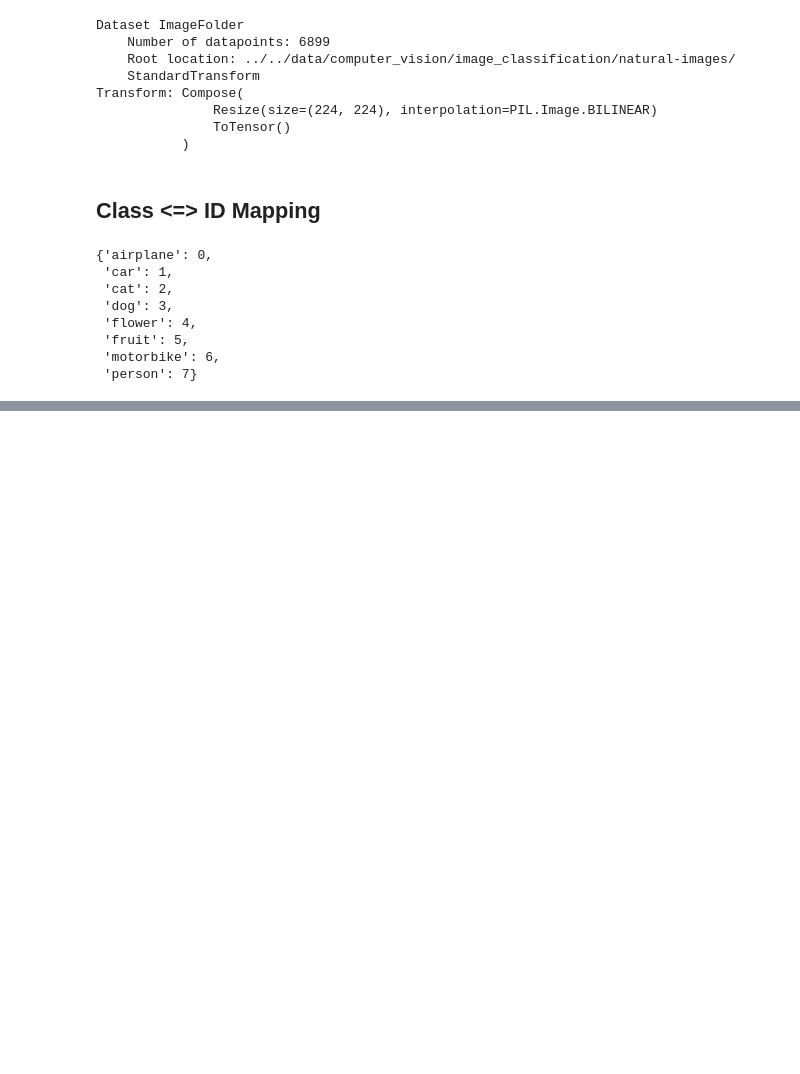
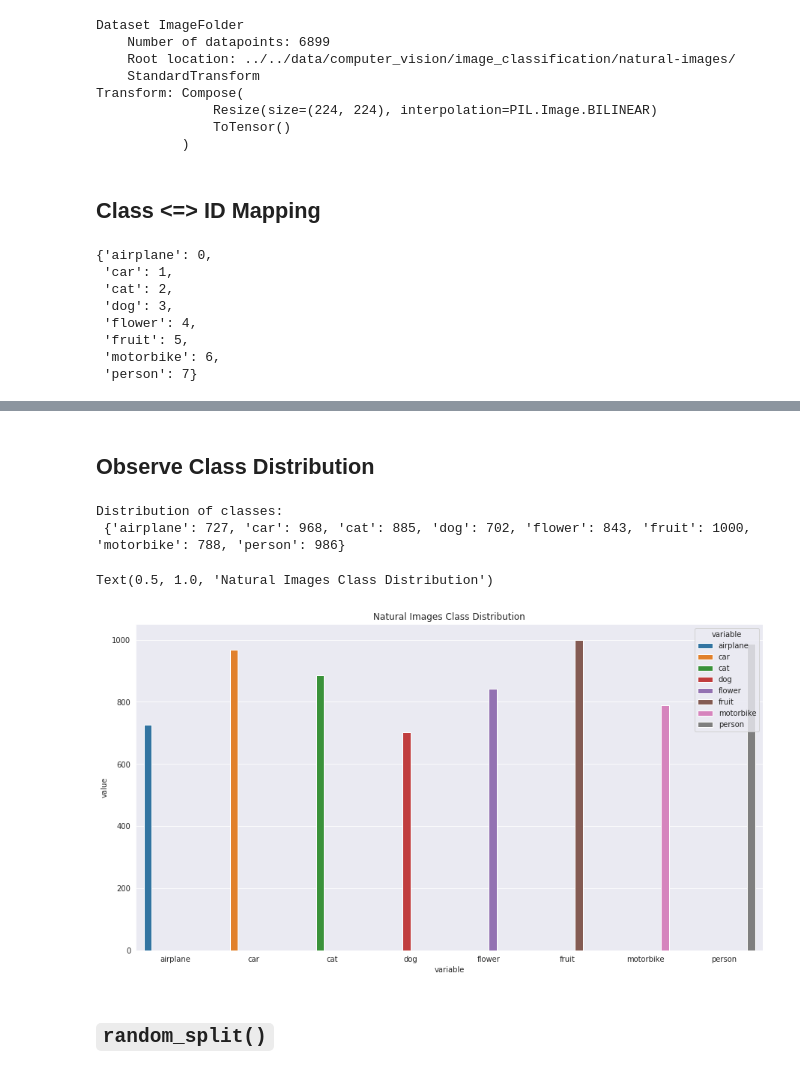
Before and after one commit to theairbend3r/how-to-train-your-neural-net, a Jupyter notebook: pytorch/basics/sampling_samplers.ipynb, the cells around one changed output, grey strips where cells are left out. Drawn from its saved outputs; the diff is of its cells as text; code cells hidden in the pictures; blank space fills up the shorter version.

Commit message:
Added random_split and subsetrandomsampler code.

```diff
--- a/pytorch/basics/sampling_samplers.ipynb
+++ b/pytorch/basics/sampling_samplers.ipynb
@@ -81,3 +81,6 @@ natural_img_dataset.class_to_idx
  'fruit': 5,
  'motorbike': 6,
  'person': 7}
+# %%
+idx2class = {v: k for k, v in natural_img_dataset.class_to_idx.items()}
+idx2class
@@ -83,0 +96,25 @@ natural_img_dataset.class_to_idx
+# %% [markdown]
+## Observe Class Distribution
+# %%
+def get_class_distribution(dataset_obj):
+    count_dict = {k:0 for k,v in dataset_obj.class_to_idx.items()}
+
+    for element in dataset_obj:
+        y_lbl = element[1]
+        y_lbl = idx2class[y_lbl]
+        count_dict[y_lbl] += 1
+
+    return count_dict
+# %%
+print("Distribution of classes: \n", get_class_distribution(natural_img_dataset))
+# %% [output]
+Distribution of classes:
+ {'airplane': 727, 'car': 968, 'cat': 885, 'dog': 702, 'flower': 843, 'fruit': 1000, 'motorbike': 788, 'person': 986}
+# %%
+plt.figure(figsize=(15,8))
+sns.barplot(data = pd.DataFrame.from_dict([get_class_distribution(natural_img_dataset)]).melt(), x = "variable", y="value", hue="variable").set_title('Natural Images Class Distribution')
+# %% [output]
+Text(0.5, 1.0, 'Natural Images Class Distribution')
+[figure, added]
+# %% [markdown]
+## `random_split()`
```
Also changed, not shown: parts of 34 cells of this notebook.
